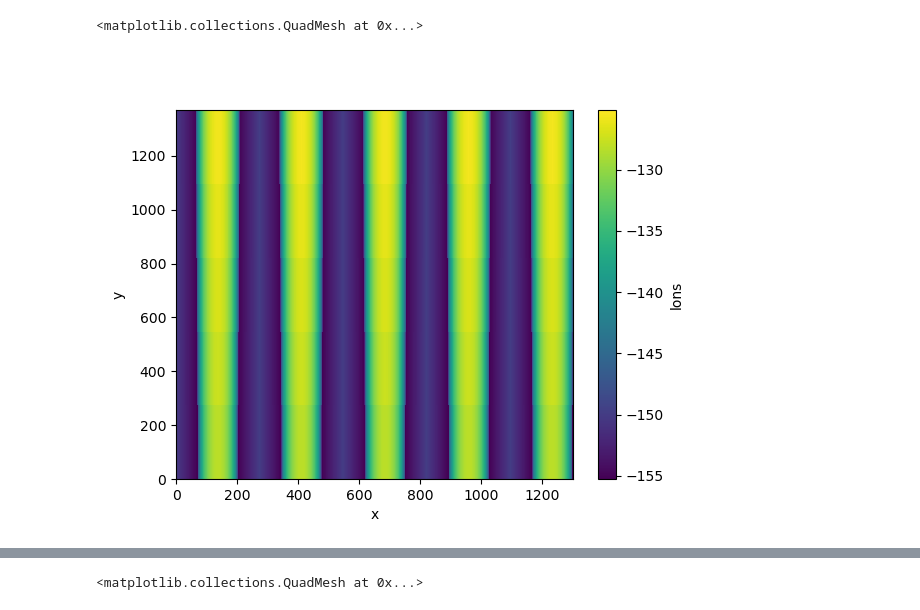
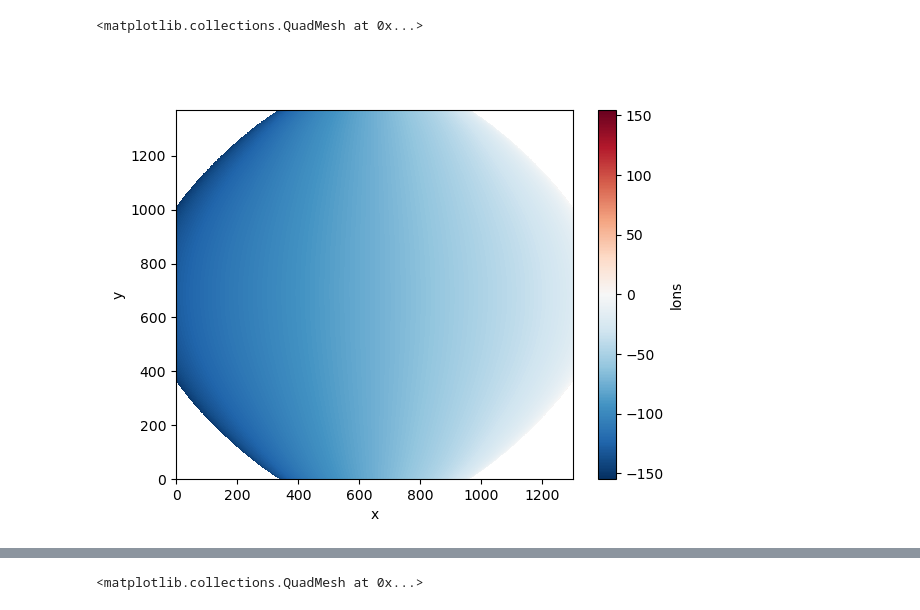
Before and after one commit to deeplycloudy/glmtools, a Jupyter notebook: examples/dqf/demo_dqf_create.ipynb, the cells around one changed output, grey strips where cells are left out. Cells and saved outputs as stored; diff of their text form; code cells hidden in the pictures.

```diff
--- a/examples/dqf/demo_dqf_create.ipynb
+++ b/examples/dqf/demo_dqf_create.ipynb
@@ -11,6 +39,7 @@ from dqf import dqf_from_nav_background
 # %%
 import xarray as xr
-ds_in = xr.open_dataset('/Users/ebruning/Downloads/glm_nav_cal_bg_test.nc').load()
+# ds_in = xr.open_dataset('/Users/ebruning/Downloads/glm_nav_cal_bg_test.nc').load()
+ds_in = xr.open_dataset('GLM-L0-Background_G16_20241161433087_dqp.nc').load()
 # %%
 ds_in
 # %% [output]
@@ -31,8 +89,8 @@ ds_in.bg_img.min(), ds_in.bg_img.max()
 # %%
 plt.figure()
 lons = ds_in.lons.values
-lons.shape =
+# lons.shape =
 ds_in.lons.plot()
 # %% [output]
 <matplotlib.collections.QuadMesh at 0x...>
-[figure, old version]
+[figure, new version]
```
Also changed, not shown: parts of 26 cells of this notebook, 1 other file.
